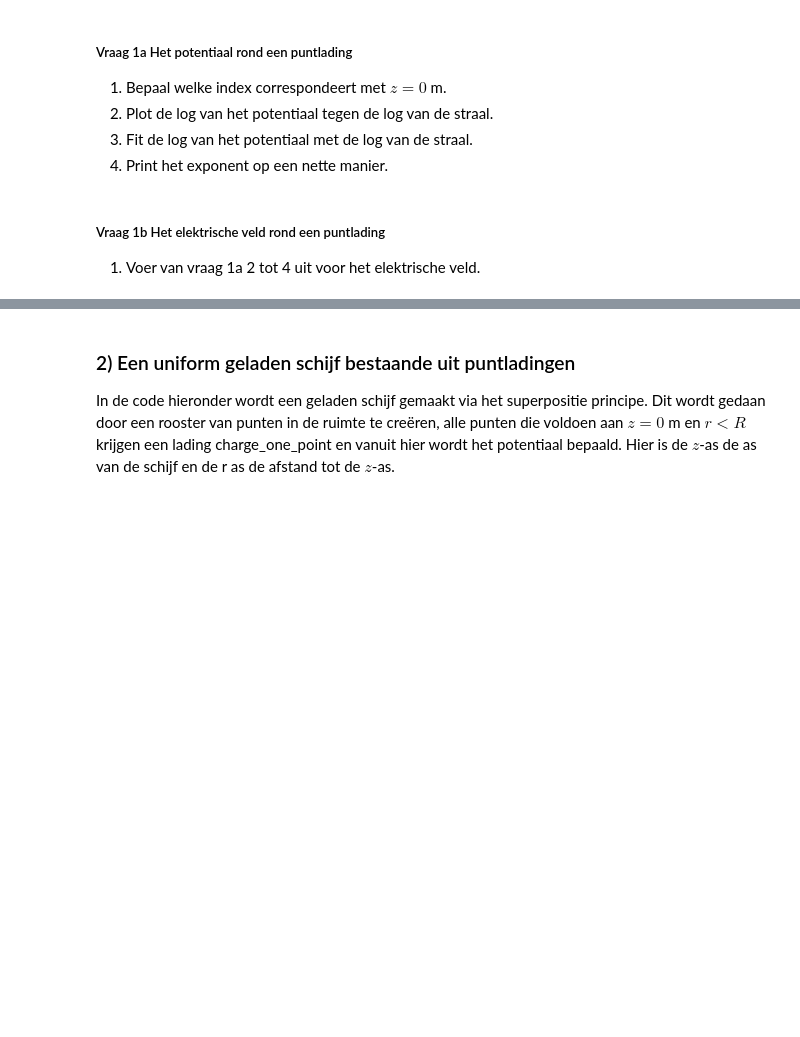
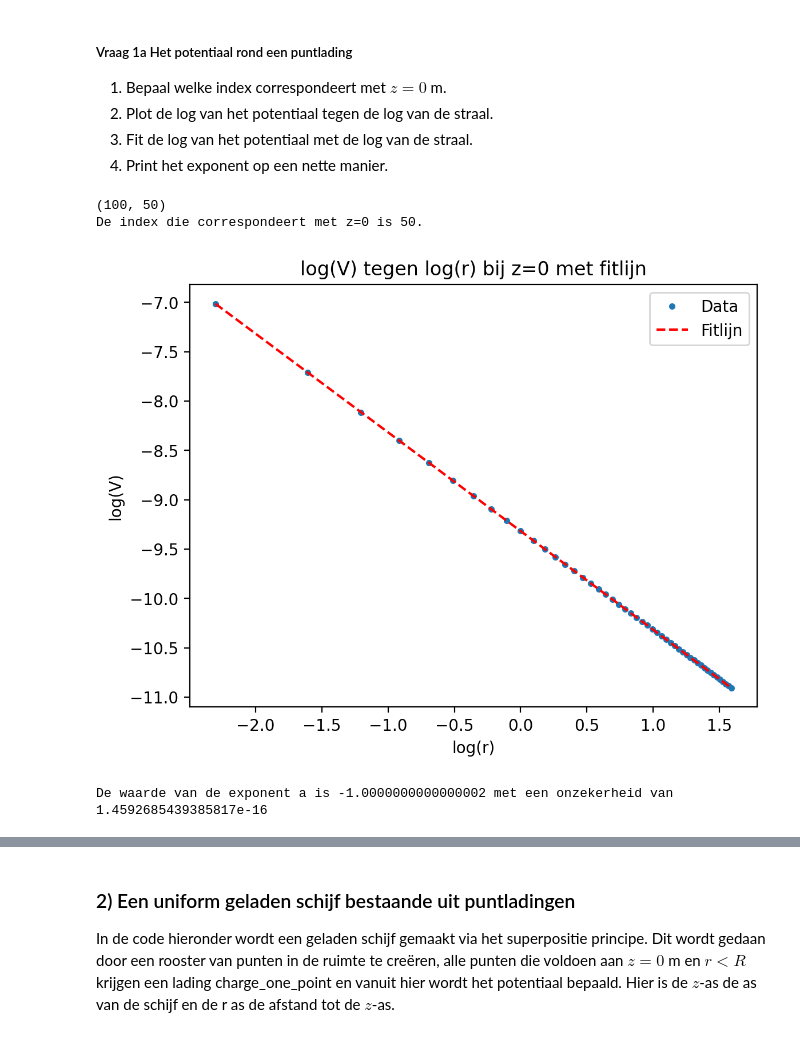
Before and after one commit to tdrvs/opdrachten-DEF-D, a Jupyter notebook: DigitaleOntwerpopdrachten/1CondensatorOpdracht/CondensatorOntwerpopdracht.ipynb, the cells around one changed output, grey strips where cells are left out. Cells and saved outputs as stored; diff of their text form; code cells hidden in the pictures; blank space fills up the shorter version.

```diff
--- a/DigitaleOntwerpopdrachten/1CondensatorOpdracht/CondensatorOntwerpopdracht.ipynb
+++ b/DigitaleOntwerpopdrachten/1CondensatorOpdracht/CondensatorOntwerpopdracht.ipynb
@@ -87,9 +87,48 @@ plot_results_pt_charge_at_origin(Ez, Er, normE, V, r, z, grid_step)
 3. Fit de log van het potentiaal met de log van de straal.
 4. Print het exponent op een nette manier.
 # %%
-###
-###Hier jouw code###
-###
+#1. index bij z=0 bepalen
+print(V.shape) # dit is (100,50). Die 100 gaat over de z-waarde en de 50 0ver de r-waarde.
+z_index_bij0 = np.argmin(np.abs(z - 0))
+print('De index die correspondeert met z=0 is {}.'.format(z_index_bij0))
+
+#2. plotten van de log log
+V_z0 = V[z_index_bij0, :] # Hier neem ik alle potentiaal waarden bij z=0.
+
+filter = r > 0 # je kan niet een log van nul of een negatief getal nemen dus die moet je eruit filteren.
+r_zondernul= r[filter]
+V_zondernul = V_z0[filter]
+
+logr = np.log(r_zondernul)
+logV = np.log(V_zondernul)
+
+#fit maken
+from scipy.optimize import curve_fit
+
+def fitfunctie(logr, a, b):
+    return a * logr + b
+
+val, cov = curve_fit(fitfunctie, logr, logV)
+a_fit = val[0]
+b_fit = val[1]
+a_err = np.sqrt(cov[0,0])
+b_err = np.sqrt(cov[0,0])
+
+logr_fit = np.linspace(min(logr), max(logr), 1000)
+logV_fit = fitfunctie(logr_fit, a_fit, b_fit)
+
+plt.figure(dpi=200)
+plt.plot(logr, logV, '.', label='Data')
+plt.plot(logr_fit,logV_fit,'r--',label='Fitlijn')
+plt.xlabel('log(r)')
+plt.ylabel('log(V)')
+plt.legend()
+plt.title('log(V) tegen log(r) bij z=0 met fitlijn')
+plt.show()
+
+print('De waarde van de exponent a is {}'.format(a_fit),'met een onzekerheid van {}'.format(a_err))
+# %% [output]
+(100, 50)
+De index die correspondeert met z=0 is 50.
+[figure, added]
+De waarde van de exponent a is -1.0000000000000002 met een onzekerheid van 1.4592685439385817e-16
-# %% [markdown]
-##### Vraag 1b Het elektrische veld rond een puntlading
-1. Voer van vraag 1a 2 tot 4 uit voor het elektrische veld.
```
Also changed, not shown: parts of 6 cells of this notebook.
